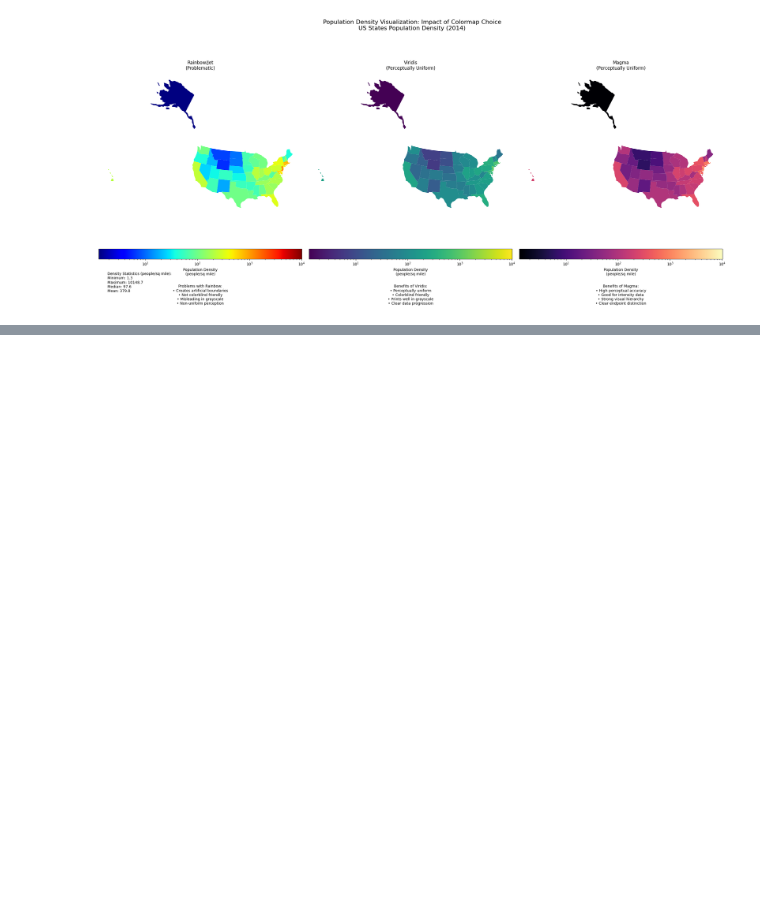
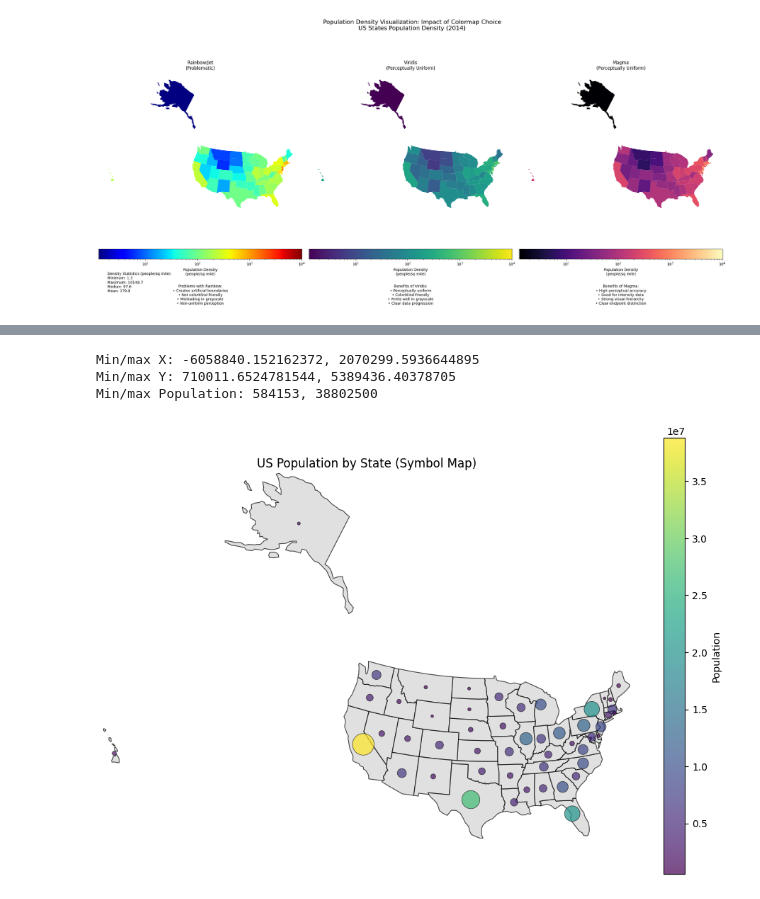
Before and after one commit to profliuhao/CSIT359, a Jupyter notebook: CSIT359_class9_color_notebook.ipynb, the cells around one changed output, grey strips where cells are left out. Saved outputs shown, nothing was run; the diff lists cells and outputs as text; code cells hidden in the pictures; blank space fills up the shorter version.

```diff
--- a/CSIT359_class9_color_notebook.ipynb
+++ b/CSIT359_class9_color_notebook.ipynb
@@ -343,0 +469,55 @@ Downloading geographic data...
+# %%
+import numpy as np
+
+fig, ax = plt.subplots(1, 1, figsize=(12, 8))
+
+
+states_gdf = states_gdf.to_crs('EPSG:5070')
+
+# Plot base map
+states_gdf.plot(
+
+      # your solution here
+)
+
+# Make sure both dataframes have the same CRS
+if states_gdf.crs != merged_df.crs:
+    # Make sure base map uses the same projection
+    merged_df = merged_df.to_crs(states_gdf.crs)
+
+
+# Get state centroids
+merged_df['centroid_x'] = merged_df.geometry.centroid.x
+merged_df['centroid_y'] = merged_df.geometry.centroid.y
+
+# Print some diagnostic information
+print(f"Min/max X: {merged_df['centroid_x'].min()}, {merged_df['centroid_x'].max()}")
+print(f"Min/max Y: {merged_df['centroid_y'].min()}, {merged_df['centroid_y'].max()}")
+print(f"Min/max Population: {merged_df['population'].min()}, {merged_df['population'].max()}")
+
+# Adjust the scaling factor - try a smaller divisor to make circles larger
+scaling_factor = 80000  # Changed from 50000 to make circles more visible
+
+# Create circles with size proportional to population
+scatter = ax.scatter(
+
+    # your solution here
+
+    )
+
+# Ensure axes limits include the full extent of the base map
+ax.set_xlim(states_gdf.total_bounds[0], states_gdf.total_bounds[2])
+ax.set_ylim(states_gdf.total_bounds[1], states_gdf.total_bounds[3])
+
+# Add colorbar
+cbar = plt.colorbar(scatter, ax=ax)
+cbar.set_label('Population')
+
+ax.set_title('US Population by State (Symbol Map)')
+plt.axis('off')
+plt.show()
+# %% [output]
+Min/max X: -6058840.152162372, 2070299.5936644895
+Min/max Y: 710011.6524781544, 5389436.40378705
+Min/max Population: 584153, 38802500
+[figure, added]
```
Also changed, not shown: parts of 9 cells of this notebook.
